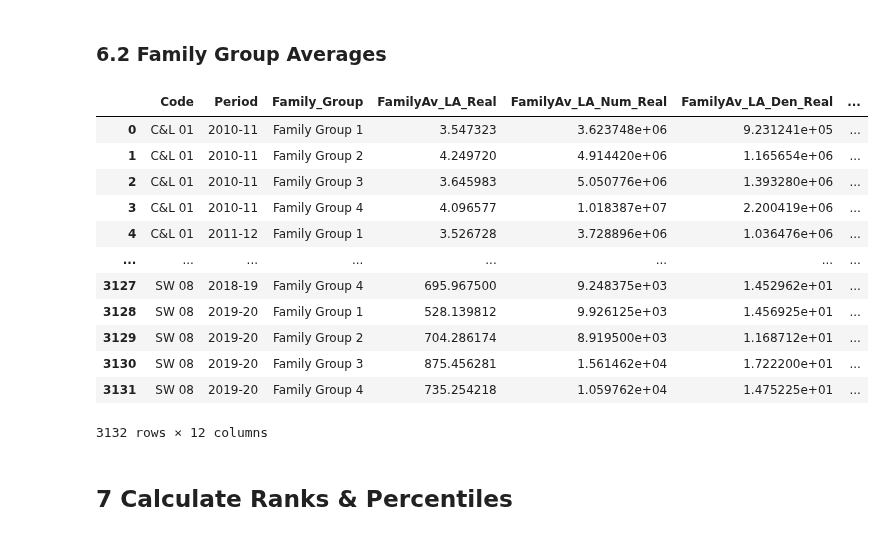
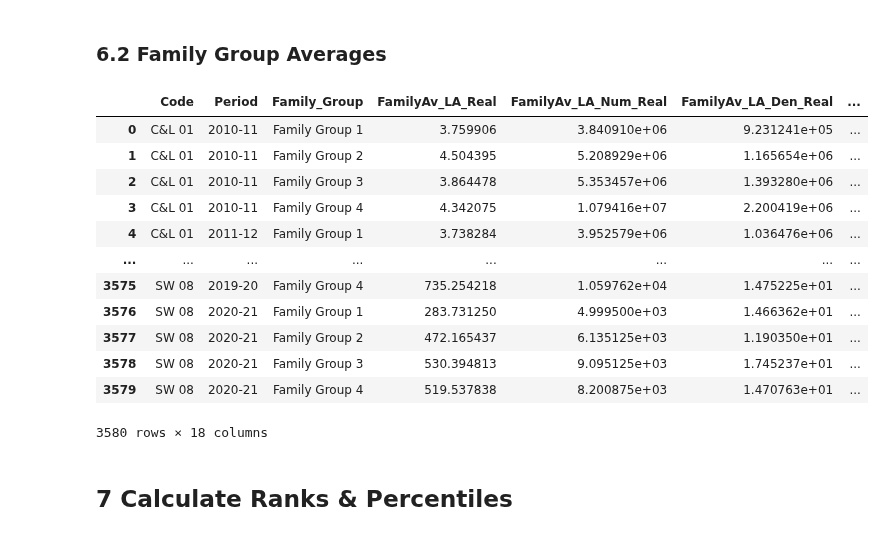
Before and after one commit to SC-TPP/LGBF, a Jupyter notebook: Transform LGBF Data File.ipynb, the cells around one changed output. Drawn from its saved outputs; the diff is of its cells as text; code cells hidden in the pictures.

```diff
--- a/Transform LGBF Data File.ipynb
+++ b/Transform LGBF Data File.ipynb
@@ -138,10 +135,23 @@ headers = {
 # Construct url variable for data request
 url = "https://" + SP_tenant + ".sharepoint.com/sites/PPA/LGBF/_api/web/lists/GetByTitle('Indicator%20Information')/items"
 
+Items = []
+
 # Send GET request to obtain list data. Extract and normalize this data into a dataframe.
-indicatorInformation = requests.get(url, headers=headers)
-indicatorInformation = indicatorInformation.json()
-indicatorInformation = pd.json_normalize(indicatorInformation['d']['results'])
+def getItems(url) :
+    Itemsrequest = requests.get(url, headers=headers)
+    Itemsjson = Itemsrequest.json()
+    Item = pd.json_normalize(Itemsjson['d']['results'])
+    Items.append(Item)
+    if '__next' in Itemsjson['d']:
+        newurl = Itemsjson['d']['__next']
+        getItems(newurl)
+
+getItems(url)
+
+indicatorInformation = pd.DataFrame()
+for i in Items :
+    indicatorInformation = indicatorInformation.append(i)
 
 indicatorInformation
 # %% [output]
@@ -588,53 +604,55 @@ ScottishAverages
 ### 6.2 Family Group Averages
 # %%
 #Merge all_LGBFData with indicatorInformation and Family_Groups to add the additional grouping information that enables Family Group average calculations.
-FamilyAverages_LA = all_LGBFData.merge(indicatorInformation[['Code','FamilyGrouping']], how = 'left', on = ['Code'], suffixes = ('_all','_info'))
-FamilyAverages_LA = FamilyAverages_LA.rename(columns = {'FamilyGrouping' : 'Type'})
-FamilyAverages_LA = FamilyAverages_LA.merge(Family_Groups,how ='left', on = ['Local_Authority','Type'], suffixes = ('_all','_group'))
+FamilyGroupData = all_LGBFData.merge(indicatorInformation[['Code','FamilyGrouping']], how = 'left', on = ['Code'], suffixes = ('_all','_info'))
+FamilyGroupData = FamilyGroupData.rename(columns = {'FamilyGrouping' : 'Type'})
+FamilyGroupData = FamilyGroupData.merge(Family_Groups,how ='left', on = ['Local_Authority','Type'], suffixes = ('_all','_group'))
 
 #Sum then divide to get the average resulting from sum of numerator values divided by sum of denominator values for all Cash Values.
-real_NumeratorDenominatorAverages = FamilyAverages_LA.groupby(['Code','Period','Family_Group'], as_index = False).sum()
+real_NumeratorDenominatorAverages = FamilyGroupData.groupby(['Code','Period','Family_Group'], as_index = False).sum()
 real_NumeratorDenominatorAverages['FamilyAv_NumDen_Real'] = real_NumeratorDenominatorAverages['Real_Numerator'] / real_NumeratorDenominatorAverages['Real_Denominator']
 real_NumeratorDenominatorAverages = real_NumeratorDenominatorAverages[['Code','Period','Family_Group','FamilyAv_NumDen_Real']]
 real_NumeratorDenominatorAverages = real_NumeratorDenominatorAverages.replace([np.inf, -np.inf], np.nan)
 
 #Sum then divide to get the average resulting from sum of numerator values divided by sum of denominator values for all Cash Values.
-cash_NumeratorDenominatorAverages = FamilyAverages_LA.groupby(['Code','Period','Family_Group'], as_index = False).sum()
+cash_NumeratorDenominatorAverages = FamilyGroupData.groupby(['Code','Period','Family_Group'], as_index = False).sum()
 cash_NumeratorDenominatorAverages['FamilyAv_NumDen_Cash'] = cash_NumeratorDenominatorAverages['Cash_Numerator'] / cash_NumeratorDenominatorAverages['Cash_Denominator']
 cash_NumeratorDenominatorAverages = cash_NumeratorDenominatorAverages[['Code','Period','Family_Group','FamilyAv_NumDen_Cash']]
 cash_NumeratorDenominatorAverages = cash_NumeratorDenominatorAverages.replace([np.inf, -np.inf], np.nan)
 
-#Calculate mean averages for all other columns and then merge dataframes together to finalise dataframe
-FamilyAverages_LA = FamilyAverages_LA.groupby(['Code','Period','Family_Group'], as_index = False).mean()
-FamilyAverages =  FamilyAverages_LA.merge(real_NumeratorDenominatorAverages, how = 'left', on = ['Code','Period','Family_Group'], suffixes = ('_all','_RealNumDen'))
+#Calculate mean and median averages and then merge dataframes together to finalise dataframe
+FamilyAverages_LA = FamilyGroupData.groupby(['Code','Period','Family_Group'], as_index = False).mean()
+FamilyMedians_LA = FamilyGroupData.groupby(['Code', 'Period', 'Family_Group'], as_index=False).median()
+FamilyAverages =  FamilyAverages_LA.merge(FamilyMedians_LA, how='left', on=['Code', 'Period', 'Family_Group'], suffixes=('_Average', '_Median'))
+FamilyAverages =  FamilyAverages.merge(real_NumeratorDenominatorAverages, how = 'left', on = ['Code','Period','Family_Group'], suffixes = ('_all','_RealNumDen'))
 FamilyAverages =  FamilyAverages.merge(cash_NumeratorDenominatorAverages, how = 'left', on = ['Code','Period','Family_Group'], suffixes = ('_all','_CashNumDen'))
 
 # Reorder and rename columns appropriately
-FamilyAverages = FamilyAverages.rename(columns = {'Real_Value': 'FamilyAv_LA_Real', 'Cash_Value' : 'FamilyAv_LA_Cash', 'Real_Numerator' : 'FamilyAv_LA_Num_Real', 'Real_Denominator' : 'FamilyAv_LA_Den_Real','Cash_Numerator' : 'FamilyAv_LA_Num_Cash', 'Cash_Denominator' : 'FamilyAv_LA_Den_Cash'})
+FamilyAverages = FamilyAverages.rename(columns = {'Real_Value_Average': 'FamilyAv_LA_Real', 'Cash_Value_Average' : 'FamilyAv_LA_Cash', 'Real_Numerator_Average' : 'FamilyAv_LA_Num_Real', 'Real_Denominator_Average' : 'FamilyAv_LA_Den_Real','Cash_Numerator_Average' : 'FamilyAv_LA_Num_Cash', 'Cash_Denominator_Average' : 'FamilyAv_LA_Den_Cash', 'Real_Value_Median': 'FamilyMed_LA_Real', 'Cash_Value_Median' : 'FamilyMed_LA_Cash', 'Real_Numerator_Median' : 'FamilyMed_LA_Num_Real', 'Real_Denominator_Median' : 'FamilyMed_LA_Den_Real','Cash_Numerator_Median' : 'FamilyMed_LA_Num_Cash', 'Cash_Denominator_Median' : 'FamilyMed_LA_Den_Cash'})
 
-FamilyAverages = FamilyAverages.merge(indicatorInformation[['Code','Code_Sortable']], how = 'left', on = ['Code'], suffixes = ('_ScotAv','_info'))
-FamilyAverages = FamilyAverages[['Code_Sortable','Period','Family_Group','FamilyAv_LA_Real','FamilyAv_LA_Num_Real','FamilyAv_LA_Den_Real','FamilyAv_NumDen_Real','FamilyAv_LA_Cash','FamilyAv_LA_Num_Cash','FamilyAv_LA_Den_Cash','FamilyAv_NumDen_Cash']]
+FamilyAverages = FamilyAverages.merge(indicatorInformation[['Code','Code_Sortable']], how = 'left', on = ['Code'], suffixes = ('_FamilyAv','_info'))
+FamilyAverages = FamilyAverages[['Code_Sortable','Period','Family_Group','FamilyAv_LA_Real','FamilyAv_LA_Num_Real','FamilyAv_LA_Den_Real','FamilyAv_NumDen_Real','FamilyAv_LA_Cash','FamilyAv_LA_Num_Cash','FamilyAv_LA_Den_Cash','FamilyAv_NumDen_Cash','FamilyMed_LA_Real','FamilyMed_LA_Cash','FamilyMed_LA_Num_Real','FamilyMed_LA_Den_Real','FamilyMed_LA_Num_Cash','FamilyMed_LA_Den_Cash']]
 
 FamilyAverages = FamilyAverages.rename(columns = {'Code_Sortable':'Code'})
 
 # Add Relationship Key Column
 FamilyAverages['Key_CodePeriodFamily_Group'] = FamilyAverages['Code'] + FamilyAverages['Period'] + FamilyAverages['Family_Group']
 
 FamilyAverages
 # %% [output]
 |  | Code | Period | Family_Group | FamilyAv_LA_Real | FamilyAv_LA_Num_Real | FamilyAv_LA_Den_Real | ... |
-| 0 | C&L 01 | 2010-11 | Family Group 1 | 3.547323 | 3.623748e+06 | 9.231241e+05 | ... |
-| 1 | C&L 01 | 2010-11 | Family Group 2 | 4.249720 | 4.914420e+06 | 1.165654e+06 | ... |
-| 2 | C&L 01 | 2010-11 | Family Group 3 | 3.645983 | 5.050776e+06 | 1.393280e+06 | ... |
-| 3 | C&L 01 | 2010-11 | Family Group 4 | 4.096577 | 1.018387e+07 | 2.200419e+06 | ... |
-| 4 | C&L 01 | 2011-12 | Family Group 1 | 3.526728 | 3.728896e+06 | 1.036476e+06 | ... |
+| 0 | C&L 01 | 2010-11 | Family Group 1 | 3.759906 | 3.840910e+06 | 9.231241e+05 | ... |
+| 1 | C&L 01 | 2010-11 | Family Group 2 | 4.504395 | 5.208929e+06 | 1.165654e+06 | ... |
+| 2 | C&L 01 | 2010-11 | Family Group 3 | 3.864478 | 5.353457e+06 | 1.393280e+06 | ... |
+| 3 | C&L 01 | 2010-11 | Family Group 4 | 4.342075 | 1.079416e+07 | 2.200419e+06 | ... |
+| 4 | C&L 01 | 2011-12 | Family Group 1 | 3.738284 | 3.952579e+06 | 1.036476e+06 | ... |
 | ... | ... | ... | ... | ... | ... | ... | ... |
-| 3127 | SW 08 | 2018-19 | Family Group 4 | 695.967500 | 9.248375e+03 | 1.452962e+01 | ... |
-| 3128 | SW 08 | 2019-20 | Family Group 1 | 528.139812 | 9.926125e+03 | 1.456925e+01 | ... |
-| 3129 | SW 08 | 2019-20 | Family Group 2 | 704.286174 | 8.919500e+03 | 1.168712e+01 | ... |
-| 3130 | SW 08 | 2019-20 | Family Group 3 | 875.456281 | 1.561462e+04 | 1.722200e+01 | ... |
-| 3131 | SW 08 | 2019-20 | Family Group 4 | 735.254218 | 1.059762e+04 | 1.475225e+01 | ... |
+| 3575 | SW 08 | 2019-20 | Family Group 4 | 735.254218 | 1.059762e+04 | 1.475225e+01 | ... |
+| 3576 | SW 08 | 2020-21 | Family Group 1 | 283.731250 | 4.999500e+03 | 1.466362e+01 | ... |
+| 3577 | SW 08 | 2020-21 | Family Group 2 | 472.165437 | 6.135125e+03 | 1.190350e+01 | ... |
+| 3578 | SW 08 | 2020-21 | Family Group 3 | 530.394813 | 9.095125e+03 | 1.745237e+01 | ... |
+| 3579 | SW 08 | 2020-21 | Family Group 4 | 519.537838 | 8.200875e+03 | 1.470763e+01 | ... |
-3132 rows × 12 columns
+3580 rows × 18 columns
 # %% [markdown]
 ## 7 Calculate Ranks & Percentiles
 # %% [markdown]
```
Also changed, not shown: parts of 20 cells of this notebook, 7 other files.
